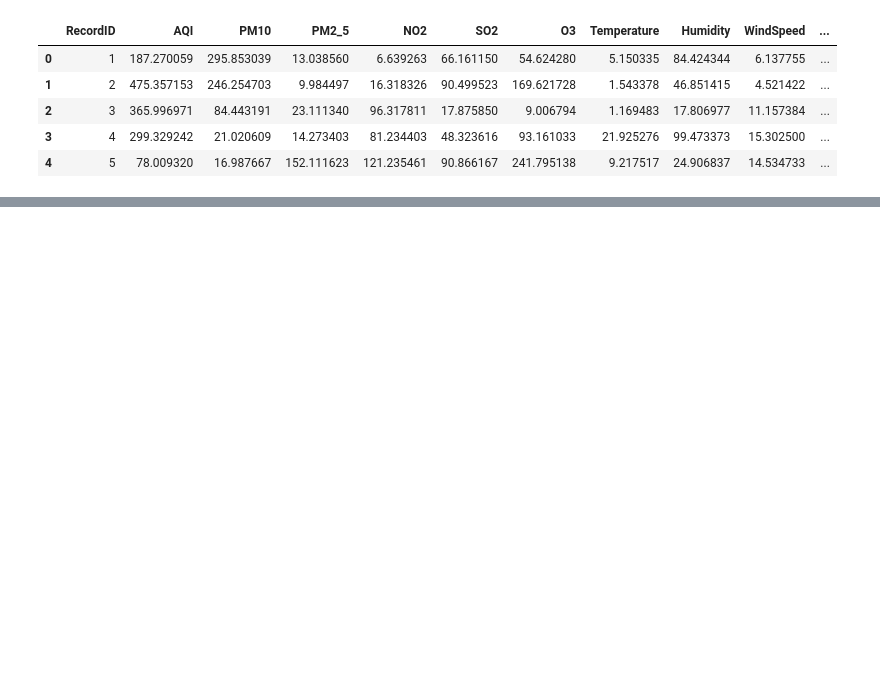
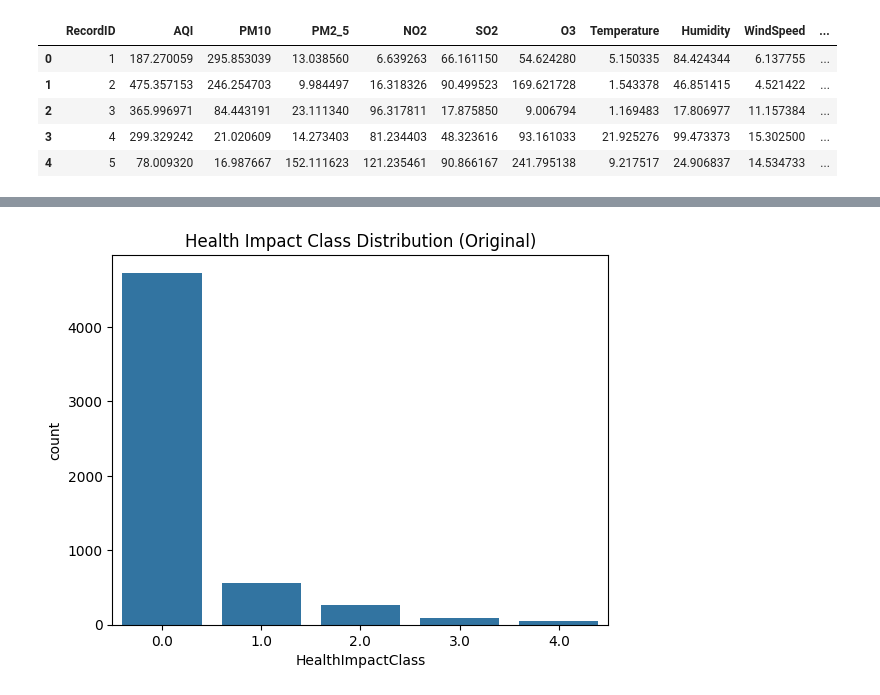
Before and after one commit to abhay-2108/MCP-Powered-Multi-Agent-Air-Quality-Reasoning-System, a Jupyter notebook: Notebooks/air_quality_health_impact.ipynb, the cells around one changed output, grey strips where cells are left out. Saved outputs shown, nothing was run; the diff lists cells and outputs as text; code cells hidden in the pictures; blank space fills up the shorter version.

```diff
--- a/Notebooks/air_quality_health_impact.ipynb
+++ b/Notebooks/air_quality_health_impact.ipynb
@@ -219,0 +187,6 @@ for name, model in best_models.items():
+# %%
+sns.countplot(x=df["HealthImpactClass"])
+plt.title("Health Impact Class Distribution (Original)")
+plt.show()
+# %% [output]
+[figure, added]
```
Also changed, not shown: parts of 48 cells of this notebook.
